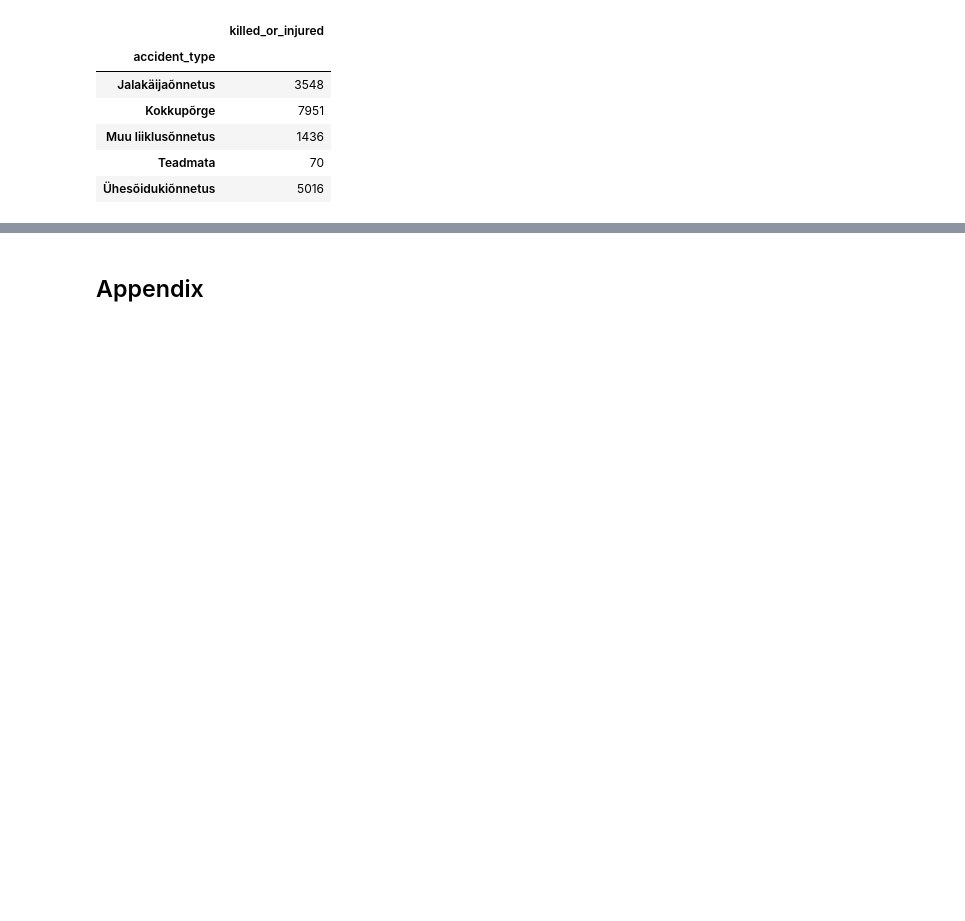
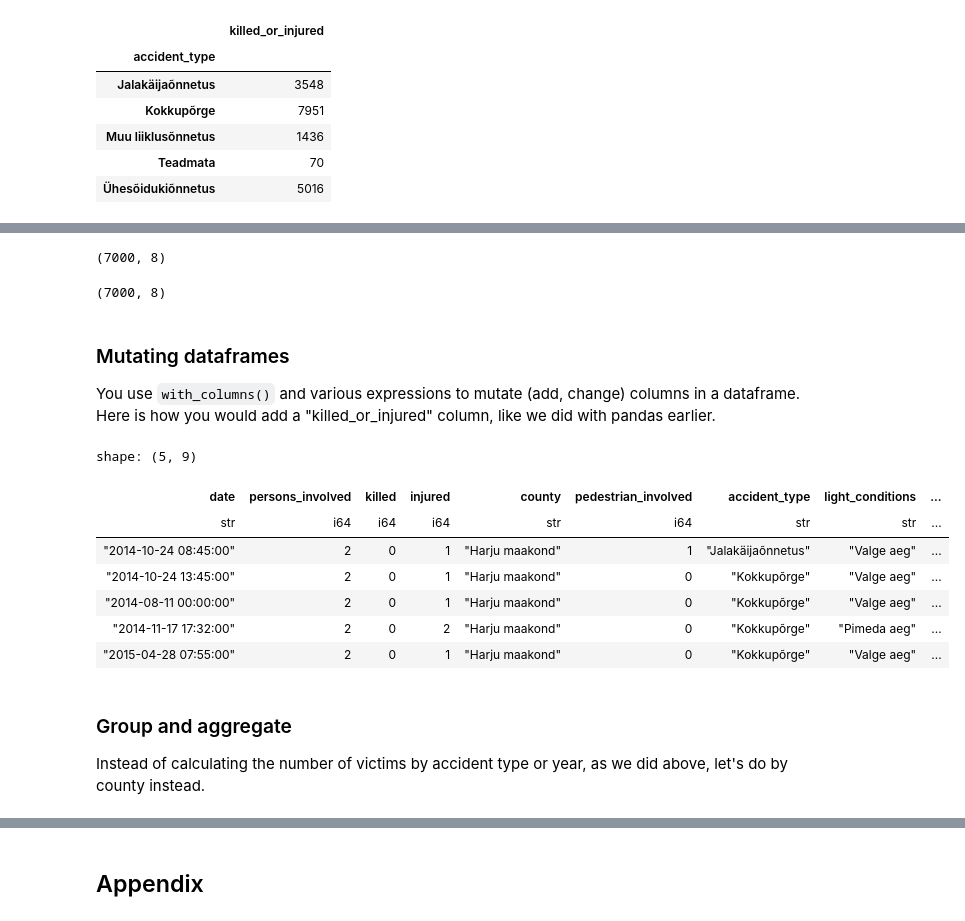
Before and after one commit to andybega/dataframes-workshop, a Jupyter notebook: dataframes.ipynb, the cells around one changed output, grey strips where cells are left out. Drawn from its saved outputs; the diff is of its cells as text; code cells hidden in the pictures; blank space fills up the shorter version.

```diff
--- a/dataframes.ipynb
+++ b/dataframes.ipynb
@@ -268,0 +450,5 @@ df2.plot.point("x", "y")
+# %%
+import polars as pl
+
+accidents = pl.read_csv("data/estonia-traffic-accidents-clean.csv")
+accidents.head()
@@ -268,0 +557,30 @@ df2.plot.point("x", "y")
+# %%
+accidents.filter(pl.col("county").str.contains("Harju")).shape
+# %% [output]
+(7000, 8)
+# %%
+accidents.filter(pl.col("county").eq("Harju maakond")).shape
+# %% [output]
+(7000, 8)
+# %% [markdown]
+### Mutating dataframes
+
+You use `with_columns()` and various expressions to mutate (add, change) columns in a dataframe. Here is how you would add a "killed_or_injured" column, like we did with pandas earlier.
+# %%
+accidents = accidents.with_columns(
+    pl.col("killed").add(pl.col("injured")).alias("killed_or_injured")
+)
+accidents.head()
+# %% [output]
+shape: (5, 9)
+| date | persons_involved | killed | injured | county | pedestrian_involved | accident_type | light_conditions | ... |
+| str | i64 | i64 | i64 | str | i64 | str | str | ... |
+| "2014-10-24 08:45:00" | 2 | 0 | 1 | "Harju maakond" | 1 | "Jalakäijaõnnetus" | "Valge aeg" | ... |
+| "2014-10-24 13:45:00" | 2 | 0 | 1 | "Harju maakond" | 0 | "Kokkupõrge" | "Valge aeg" | ... |
+| "2014-08-11 00:00:00" | 2 | 0 | 1 | "Harju maakond" | 0 | "Kokkupõrge" | "Valge aeg" | ... |
+| "2014-11-17 17:32:00" | 2 | 0 | 2 | "Harju maakond" | 0 | "Kokkupõrge" | "Pimeda aeg" | ... |
+| "2015-04-28 07:55:00" | 2 | 0 | 1 | "Harju maakond" | 0 | "Kokkupõrge" | "Valge aeg" | ... |
+# %% [markdown]
+### Group and aggregate
+
+Instead of calculating the number of victims by accident type or year, as we did above, let's do by county instead.
```
Also changed, not shown: parts of 132 cells of this notebook, 1 other file.
